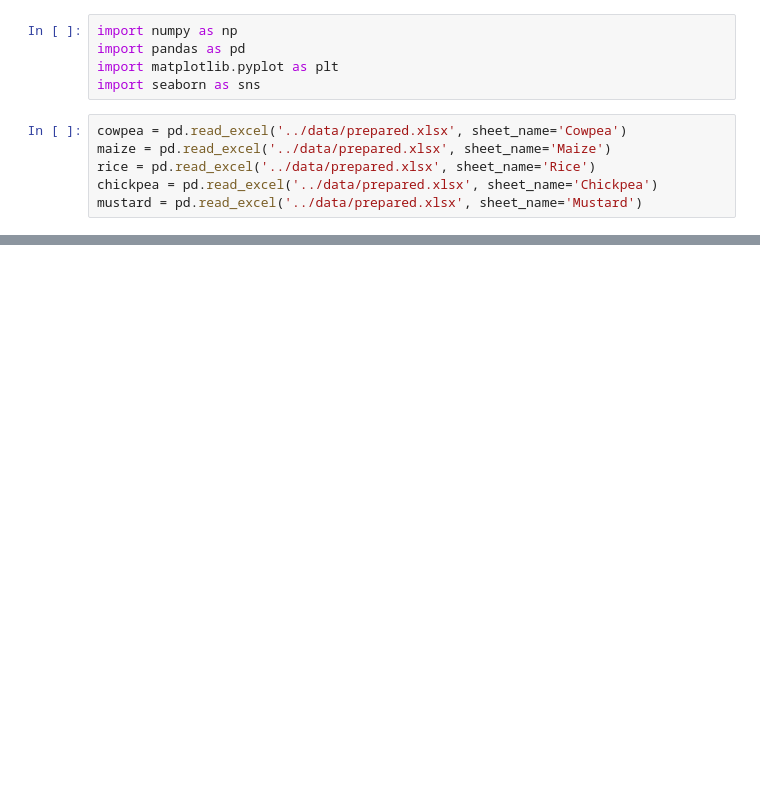
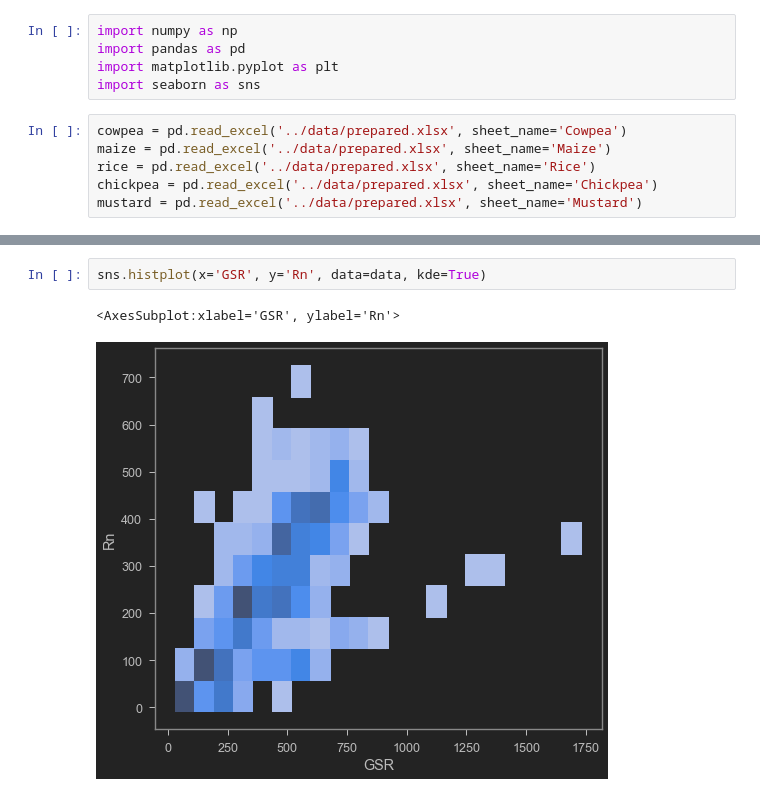
Before and after one commit to HimanshuMittal01/crop-radiation-prediction, a Jupyter notebook: notebooks/first_wave_visualize.ipynb, the cells around one changed output, grey strips where cells are left out. Cells and saved outputs as stored; diff of their text form; blank space fills up the shorter version.

```diff
--- a/notebooks/first_wave_visualize.ipynb
+++ b/notebooks/first_wave_visualize.ipynb
@@ -46,0 +63,5 @@ sns.lmplot(x='CT', y='Rn', data=mustard)
+# %%
+sns.histplot(x='GSR', y='Rn', data=data, kde=True)
+# %% [output]
+<AxesSubplot:xlabel='GSR', ylabel='Rn'>
+[figure, added]
```
Also changed, not shown: parts of 13 cells of this notebook, 4 other files.
